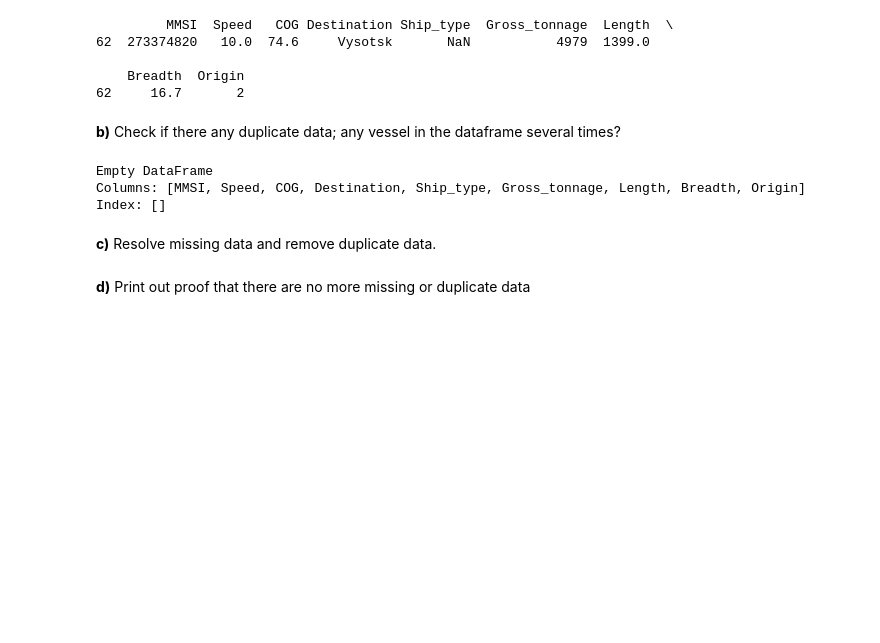
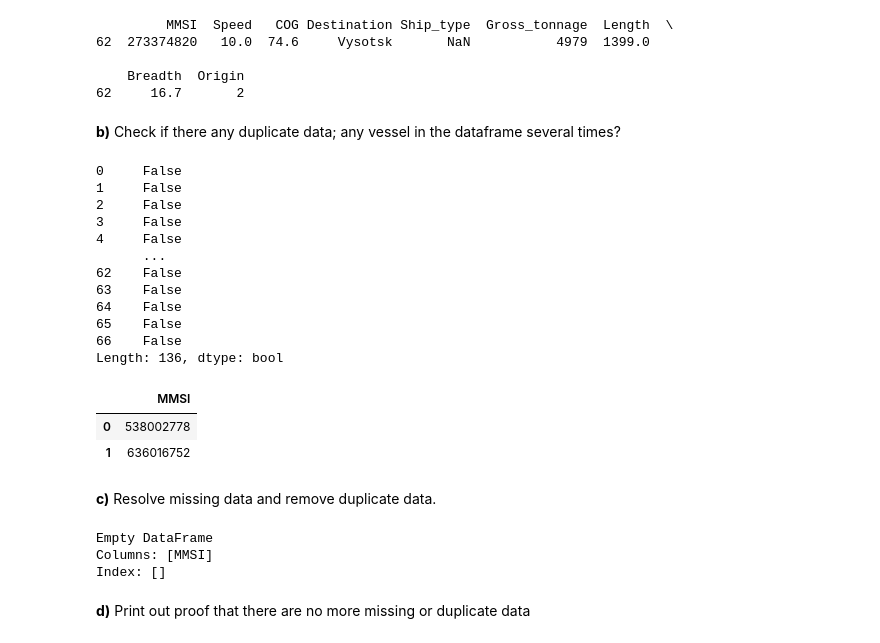
Before and after one commit to K-H-P/UTU_TKO-3103, a Jupyter notebook: Exercise2/solved_Exercise2.ipynb, the cells around one changed output. Saved outputs shown, nothing was run; the diff lists cells and outputs as text; code cells hidden in the pictures; blank space fills up the shorter version.

Commit message:
4b duplicates fix

```diff
--- a/Exercise2/solved_Exercise2.ipynb
+++ b/Exercise2/solved_Exercise2.ipynb
@@ -248,24 +248,46 @@ print (df_combined_shipdata[df_combined_shipdata.isnull().any(axis = 1)])
 # %%
 # Script here
 # Number of duplicated rows
-df_combined_shipdata.duplicated().sum()
+#df_combined_shipdata.duplicated().sum()
 # Print all duplicated rows
-print (df_combined_shipdata[df_combined_shipdata.duplicated()])
+#print (df_combined_shipdata[df_combined_shipdata.duplicated()])
 # Sum and index empty so no duplicated data in dataframe
+
+dupRows = df_combined_shipdata.duplicated(subset=None, keep='first')
+print (dupRows)
+
+dfObj = pd.DataFrame(df_combined_shipdata, columns=['MMSI'])
+dfDupRow = dfObj[dfObj.duplicated()]
+print (dfDupRow)
 # %% [output]
-Empty DataFrame
-Columns: [MMSI, Speed, COG, Destination, Ship_type, Gross_tonnage, Length, Breadth, Origin]
-Index: []
+0     False
+1     False
+2     False
+3     False
+4     False
+      ...
+62    False
+63    False
+64    False
+65    False
+66    False
+Length: 136, dtype: bool
+|  | MMSI |
+| 0 | 538002778 |
+| 1 | 636016752 |
 # %% [markdown]
 **c)** Resolve missing data and remove duplicate data.
 # %%
 # Script here
-# I didn't find duplicates???
-# But if there were then i would use the following command:
-    # df_combined_shipdata.drop_duplicates()
+# Drop duplicates
+df_combined_shipdata.drop_duplicates(subset=['MMSI'], keep=False, inplace=True)
 
 # Fill/replace NaN values with string "Missing Value"
 df_combined_shipdata = df_combined_shipdata.fillna("Missing Value")
+# %% [output]
+Empty DataFrame
+Columns: [MMSI]
+Index: []
 # %% [markdown]
 **d)** Print out proof that there are no more missing or duplicate data
 # %%
```
Also changed, not shown: parts of 2 cells of this notebook.
